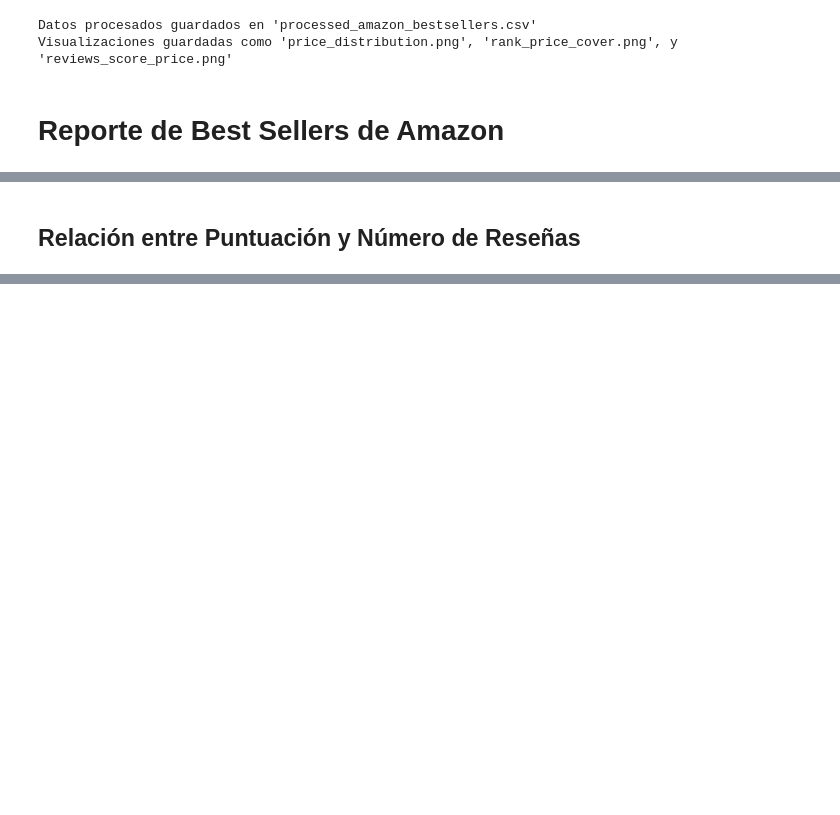
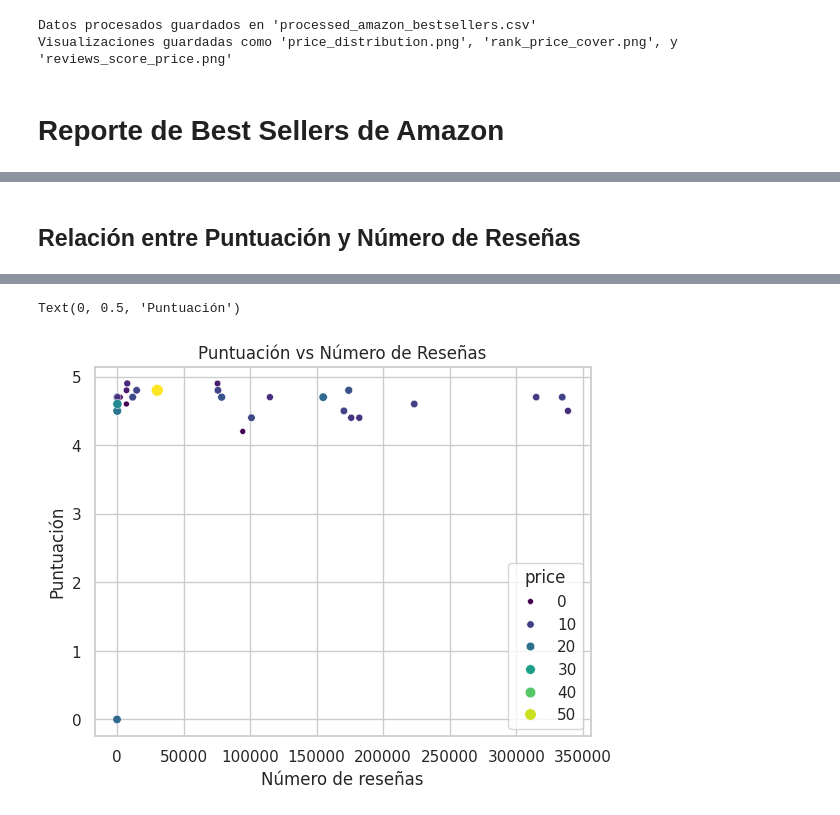
Before and after one commit to LCPallares/amazon_bestsellers, a Jupyter notebook: analyst_amazon_bestsellers.ipynb, the cells around one changed output, grey strips where cells are left out. Saved outputs shown, nothing was run; the diff lists cells and outputs as text; code cells hidden in the pictures; blank space fills up the shorter version.

```diff
--- a/analyst_amazon_bestsellers.ipynb
+++ b/analyst_amazon_bestsellers.ipynb
@@ -189,9 +193,9 @@ Top 10 Autores
 # Relación entre puntuación y número de reseñas
 display(create_subtitle("Relación entre Puntuación y Número de Reseñas"))
 
-fig_reviews = px.scatter(df, x='numbers_reviews', y='score', title='Puntuación vs Número de Reseñas',
-                         size='price', color='price',
-                         color_continuous_scale=px.colors.sequential.Viridis)
-fig_reviews.show()
+sns.scatterplot(data=df, x='numbers_reviews', y='score', size='price', hue='price', palette='viridis')
+plt.title('Puntuación vs Número de Reseñas')
+plt.xlabel('Número de reseñas')
+plt.ylabel('Puntuación')
 # %% [output]
 Relación entre Puntuación y Número de Reseñas
@@ -199,3 +202,5 @@ Relación entre Puntuación y Número de Reseñas
+Text(0, 0.5, 'Puntuación')
+[figure, added]
 # %%
 # Precio promedio por tipo de cubierta
 display(create_subtitle("Precio Promedio por Tipo de Cubierta"))
```
Also changed, not shown: parts of 6 cells of this notebook.
